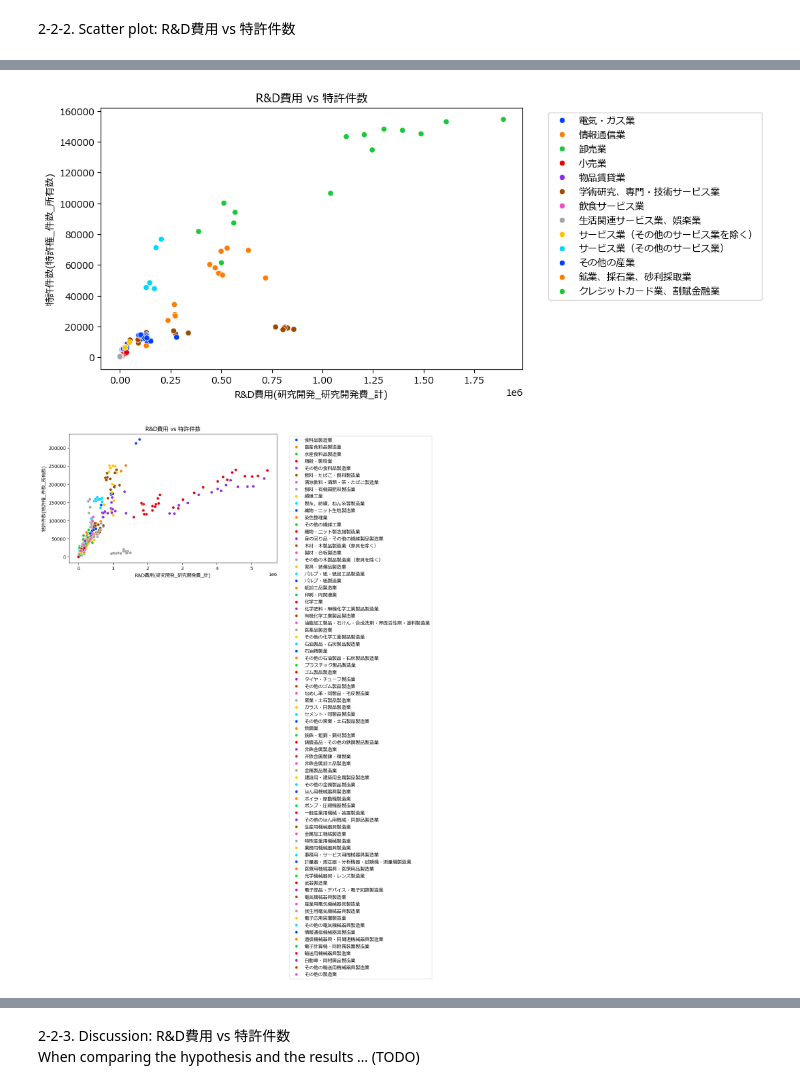
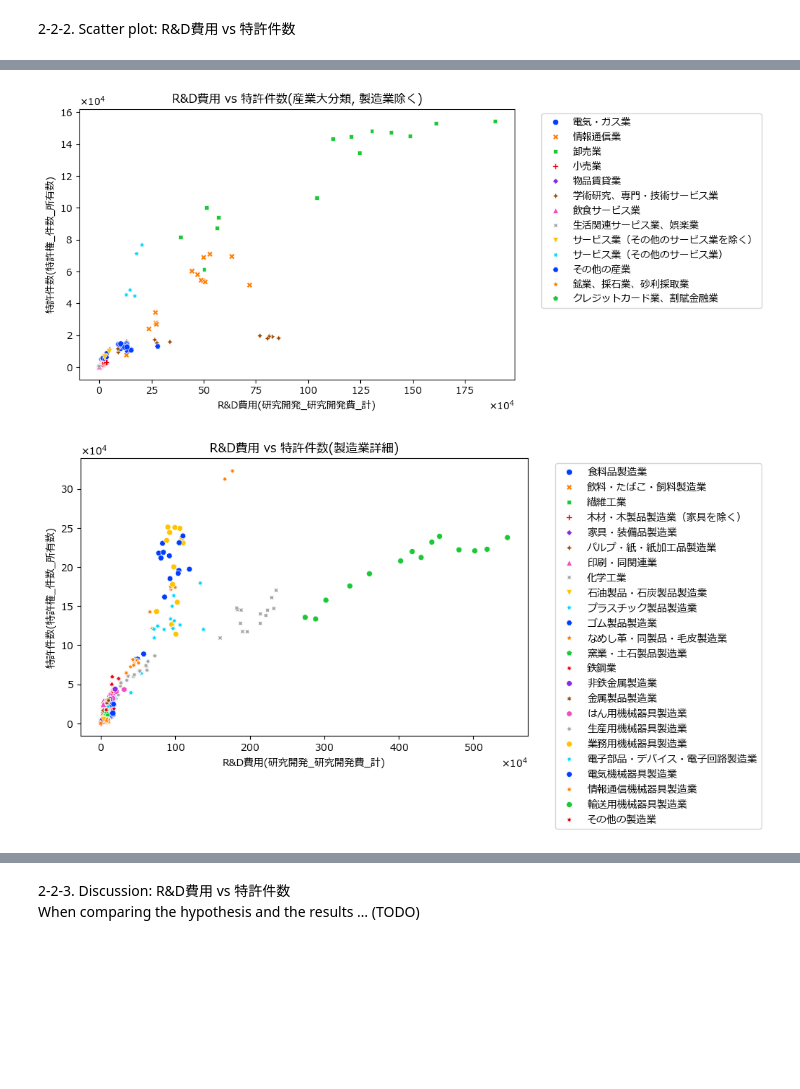
Before and after one commit to Graspp-25-Spring/graspp-25S-innovation, a Jupyter notebook: notebooks/assignment_group/Milestone2/Milestone_2.ipynb, the cells around one changed output, grey strips where cells are left out. Drawn from its saved outputs; the diff is of its cells as text; code cells hidden in the pictures; blank space fills up the shorter version.

Commit message:
Fix legend and axis units; use color and shape in legend

```diff
--- a/notebooks/assignment_group/Milestone2/Milestone_2.ipynb
+++ b/notebooks/assignment_group/Milestone2/Milestone_2.ipynb
@@ -274,30 +259,41 @@ plt.show()
 target_index = merged_patent_r_and_d_df["industry_id"].apply(len).isin([1,2]) & ~merged_patent_r_and_d_df["industry_id"].isin(["E"])
 
 plt.figure(figsize=(8, 5))
-sns.scatterplot(data=merged_patent_r_and_d_df[target_index], x="r_and_d_total", y="patent_count", hue="industry_name", palette="bright")
+ax = sns.scatterplot(data=merged_patent_r_and_d_df[target_index], x="r_and_d_total", y="patent_count", hue="industry_name", palette="bright", style="industry_name")
+formatter = ScalarFormatter(useMathText=True)
+formatter.set_powerlimits((4, 4))
+ax.xaxis.set_major_formatter(formatter)
+ax.yaxis.set_major_formatter(formatter)
 plt.xlabel("R&D費用(研究開発_研究開発費_計)")
 plt.ylabel("特許件数(特許権_件数_所有数)")
 plt.title("R&D費用 vs 特許件数(産業大分類, 製造業除く)")
 plt.legend(bbox_to_anchor=(1.05, 1), loc='upper left')
 plt.show()
 # %% [output]
-[figure, old version]
+[figure, new version]
 # %%
 # Scatter plot: R&D費用 vs 特許件数(製造業詳細)
 
 #Filter to manufacturing industry
 manufacturing_industry_cd_list = ["090","091","092","093","099","100","101","102","110","111","112","113","114","115","119","120","121","129","130","140","141","142","150","160","161","162","163","164","169","170","171","179","180","190","191","199","200","210","211","212","219","220","221","222","230","231","232","240","241","249","250","251","252","253","259","260","261","262","270","271","273","274","275","276","280","290","291","292","293","299","300","301","302","310","311","319","320"]
-target_index = merged_patent_r_and_d_df["industry_id"].isin(manufacturing_industry_cd_list)
+
+#If the last digit of industry_id is 0, it represents a medium classification; otherwise, it represents a small classification.
+medium_class_manufacturing_industry_cd_list = [i for i in manufacturing_industry_cd_list if int(i) % 10 == 0]
+target_index = merged_patent_r_and_d_df["industry_id"].isin(medium_class_manufacturing_industry_cd_list)
 
 plt.figure(figsize=(8, 5))
-sns.scatterplot(data=merged_patent_r_and_d_df[target_index], x="r_and_d_total", y="patent_count", hue="industry_name", palette="bright")
+ax = sns.scatterplot(data=merged_patent_r_and_d_df[target_index], x="r_and_d_total", y="patent_count", hue="industry_name", palette="bright", style="industry_name")
+formatter = ScalarFormatter(useMathText=True)
+formatter.set_powerlimits((4, 4))
+ax.xaxis.set_major_formatter(formatter)
+ax.yaxis.set_major_formatter(formatter)
 plt.xlabel("R&D費用(研究開発_研究開発費_計)")
 plt.ylabel("特許件数(特許権_件数_所有数)")
-plt.title("R&D費用 vs 特許件数")
+plt.title("R&D費用 vs 特許件数(製造業詳細)")
 plt.legend(bbox_to_anchor=(1.05, 1), loc='upper left')
 plt.show()
 # %% [output]
-[figure, old version]
+[figure, new version]
 # %%
 # Scatter plot: R&D費用 vs 特許件数(卸売業詳細)
 
```
Also changed, not shown: parts of 5 cells of this notebook.
